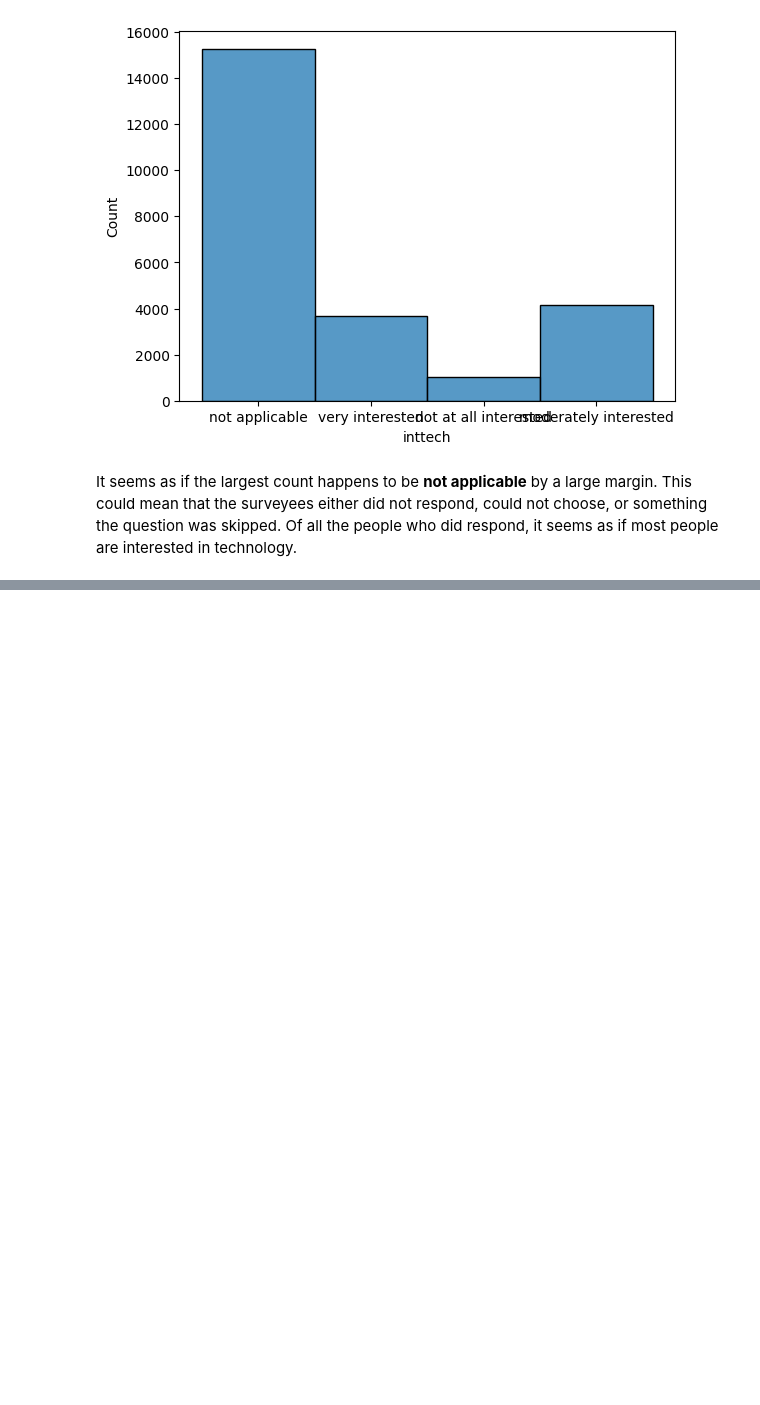
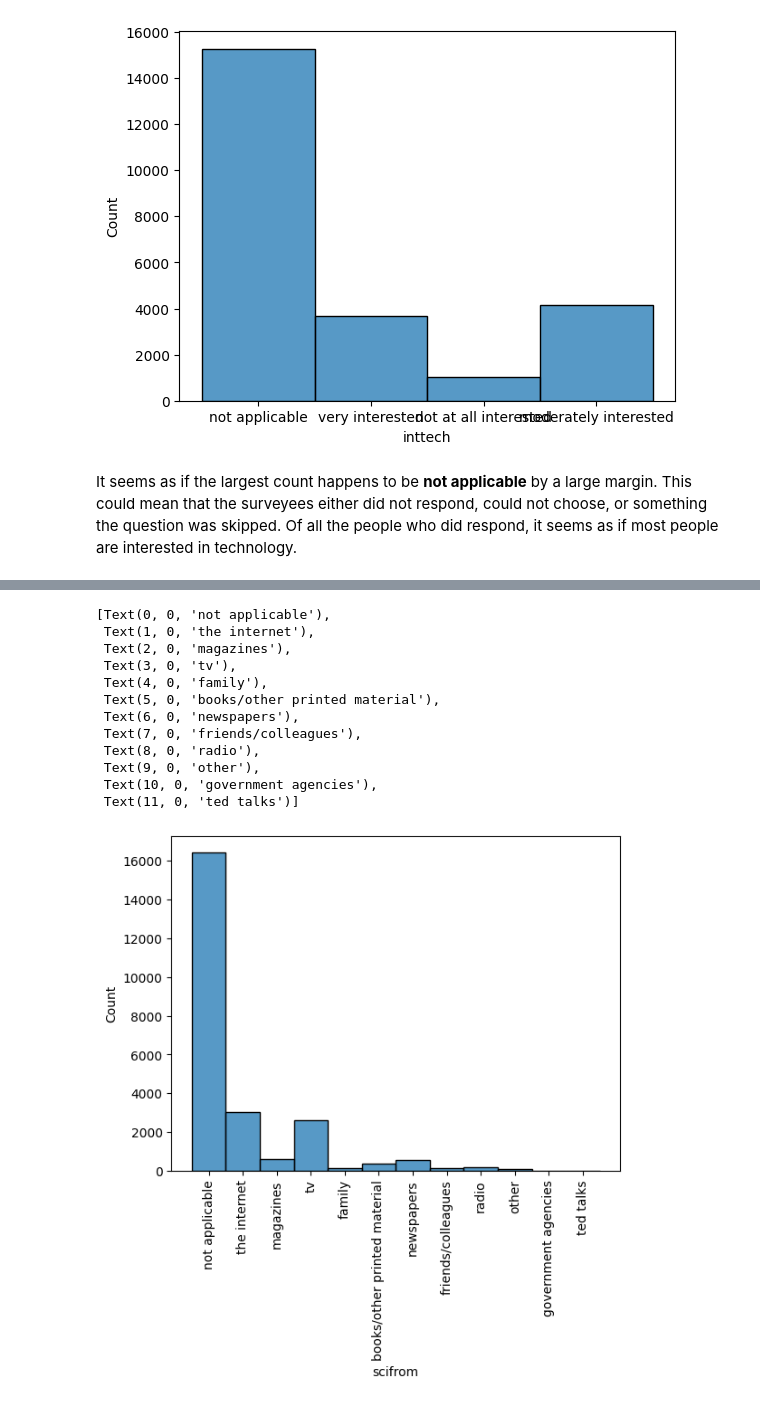
Before and after one commit to rafid-mirza/project_gss, a Jupyter notebook: Project_GSS.ipynb, the cells around one changed output, grey strips where cells are left out. Cells and saved outputs as stored; diff of their text form; code cells hidden in the pictures; blank space fills up the shorter version.

Commit message:
finished up wrangling and visualization

```diff
--- a/Project_GSS.ipynb
+++ b/Project_GSS.ipynb
@@ -340,0 +343,7 @@ It seems as if the largest count happens to be **not applicable** by a large mar
+# %%
+scifrom_feature = inttech_scifrom_dataset["scifrom"]
+
+print(scifrom_feature.shape)
+print(scifrom_feature.describe())
+print(scifrom_feature.unique())
+print(scifrom_feature.value_counts())
@@ -340,0 +368,12 @@ It seems as if the largest count happens to be **not applicable** by a large mar
+# %%
+scifrom_feature_cleaned = scifrom_feature.apply(lambda z: replace_value(z, ["not imputable_(2147483638)", "not available in this year",
+                                                                            "not available in this release", "uncodeable", "skipped on web",
+                                                                            "refused", "iap", "not imputable_(2147483637)", "no answer", "dk, na, iap",
+                                                                            "I don't have a job", "don't know", "see codebook"], "not applicable"))
+# %%
+scifrom_feature_cleaned = scifrom_feature_cleaned.replace(np.nan, "not applicable")
+
+print(scifrom_feature_cleaned.shape)
+print(scifrom_feature_cleaned.describe())
+print(scifrom_feature_cleaned.unique())
+print(scifrom_feature_cleaned.value_counts())
@@ -340,0 +398,17 @@ It seems as if the largest count happens to be **not applicable** by a large mar
+# %%
+scifrom_histplot = sns.histplot(scifrom_feature_cleaned)
+scifrom_histplot.set_xticklabels(scifrom_histplot.get_xticklabels(), rotation = 90)
+# %% [output]
+[Text(0, 0, 'not applicable'),
+ Text(1, 0, 'the internet'),
+ Text(2, 0, 'magazines'),
+ Text(3, 0, 'tv'),
+ Text(4, 0, 'family'),
+ Text(5, 0, 'books/other printed material'),
+ Text(6, 0, 'newspapers'),
+ Text(7, 0, 'friends/colleagues'),
+ Text(8, 0, 'radio'),
+ Text(9, 0, 'other'),
+ Text(10, 0, 'government agencies'),
+ Text(11, 0, 'ted talks')]
+[figure, added]
```
Also changed, not shown: parts of 11 cells of this notebook.
